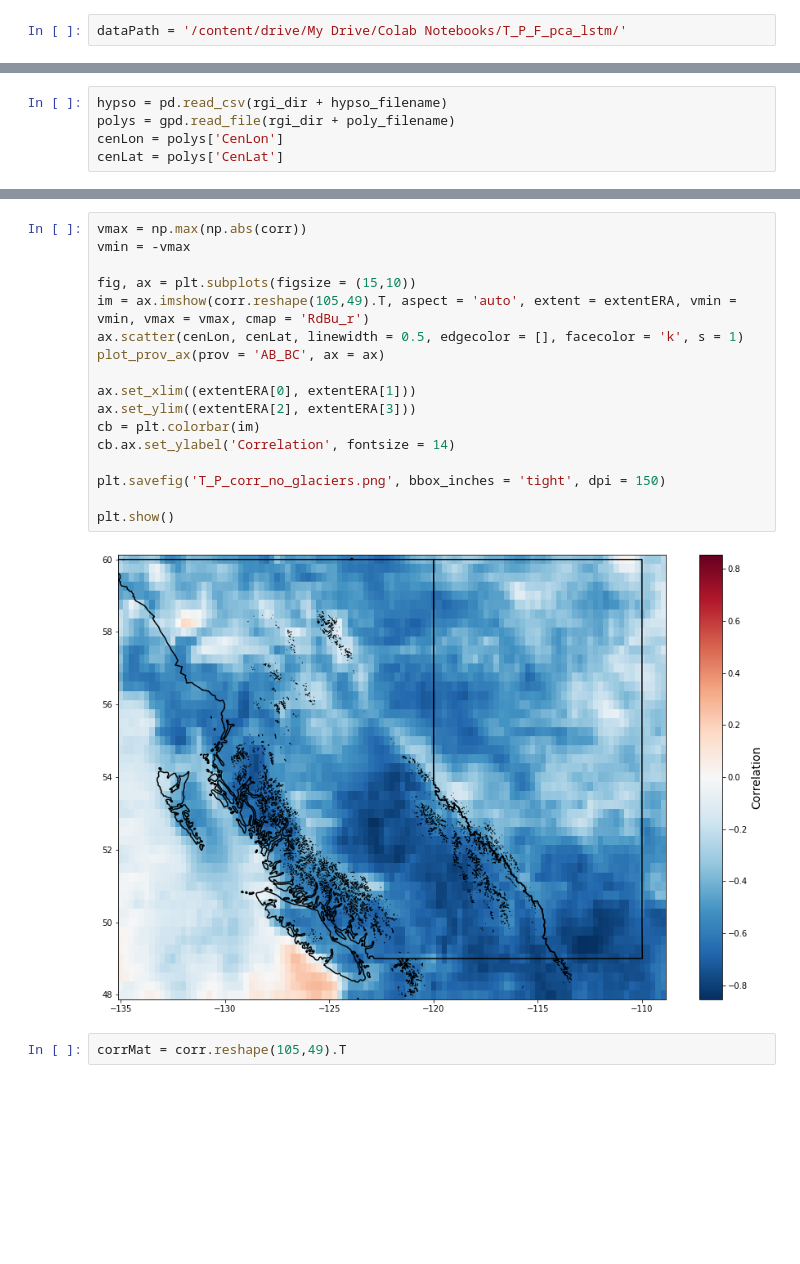
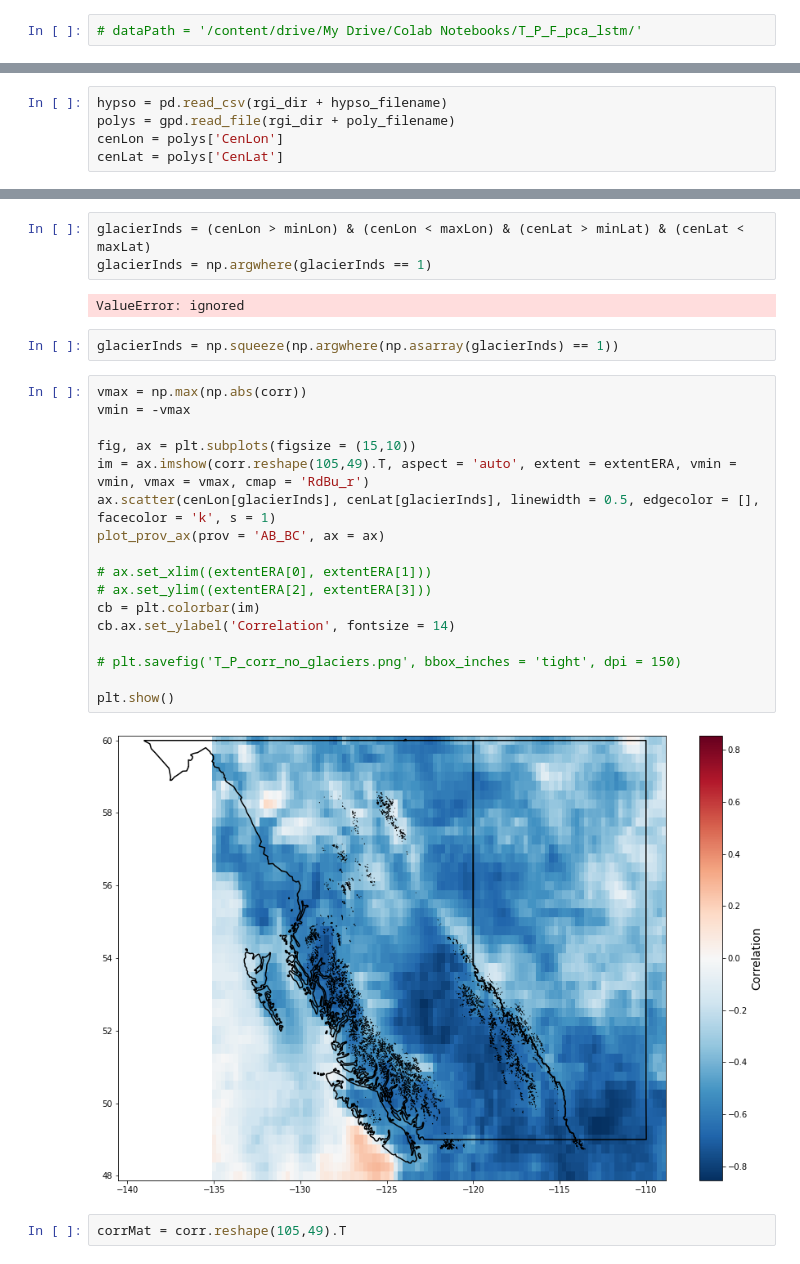
Before and after one commit to andersonsam/cnn_lstm_era, a Jupyter notebook: cnn_lstm_ERA5_basic (1).ipynb, the cells around one changed output, grey strips where cells are left out. Cells and saved outputs as stored; diff of their text form; blank space fills up the shorter version.

Commit message:
T,P correlations at glaciers

```diff
--- a/cnn_lstm_ERA5_basic (1).ipynb
+++ b/cnn_lstm_ERA5_basic (1).ipynb
@@ -810,7 +810,7 @@ np.shape(P), np.shape(Tmax)
 # %%
 del maxTDict, minTDict, precDict
 # %%
-dataPath = '/content/drive/My Drive/Colab Notebooks/T_P_F_pca_lstm/'
+# dataPath = '/content/drive/My Drive/Colab Notebooks/T_P_F_pca_lstm/'
 # %%
 #select subset of stations
 
@@ -934,21 +937,28 @@ extentERA
+# %%
+glacierInds = (cenLon > minLon) & (cenLon < maxLon) & (cenLat > minLat) & (cenLat < maxLat)
+glacierInds = np.argwhere(glacierInds == 1)
+# %% [output]
+ValueError: ignored
+# %%
+glacierInds = np.squeeze(np.argwhere(np.asarray(glacierInds) == 1))
 # %%
 vmax = np.max(np.abs(corr))
 vmin = -vmax
 
 fig, ax = plt.subplots(figsize = (15,10))
 im = ax.imshow(corr.reshape(105,49).T, aspect = 'auto', extent = extentERA, vmin = vmin, vmax = vmax, cmap = 'RdBu_r')
-ax.scatter(cenLon, cenLat, linewidth = 0.5, edgecolor = [], facecolor = 'k', s = 1)
+ax.scatter(cenLon[glacierInds], cenLat[glacierInds], linewidth = 0.5, edgecolor = [], facecolor = 'k', s = 1)
 plot_prov_ax(prov = 'AB_BC', ax = ax)
 
-ax.set_xlim((extentERA[0], extentERA[1]))
-ax.set_ylim((extentERA[2], extentERA[3]))
+# ax.set_xlim((extentERA[0], extentERA[1]))
+# ax.set_ylim((extentERA[2], extentERA[3]))
 cb = plt.colorbar(im)
 cb.ax.set_ylabel('Correlation', fontsize = 14)
 
-plt.savefig('T_P_corr_no_glaciers.png', bbox_inches = 'tight', dpi = 150)
+# plt.savefig('T_P_corr_no_glaciers.png', bbox_inches = 'tight', dpi = 150)
 
 plt.show()
 # %% [output]
-[figure, old version]
+[figure, new version]
 # %%
 corrMat = corr.reshape(105,49).T
```
Also changed, not shown: parts of 13 cells of this notebook.
